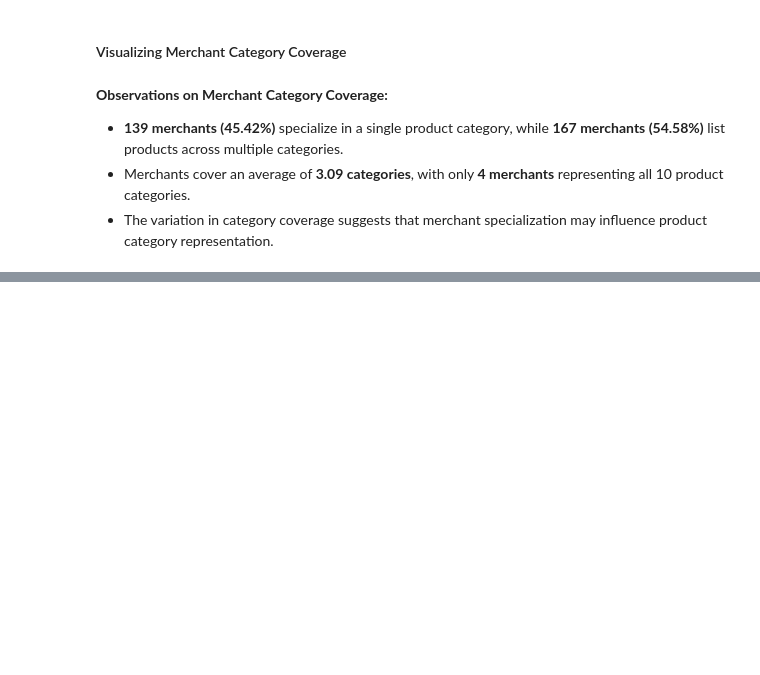
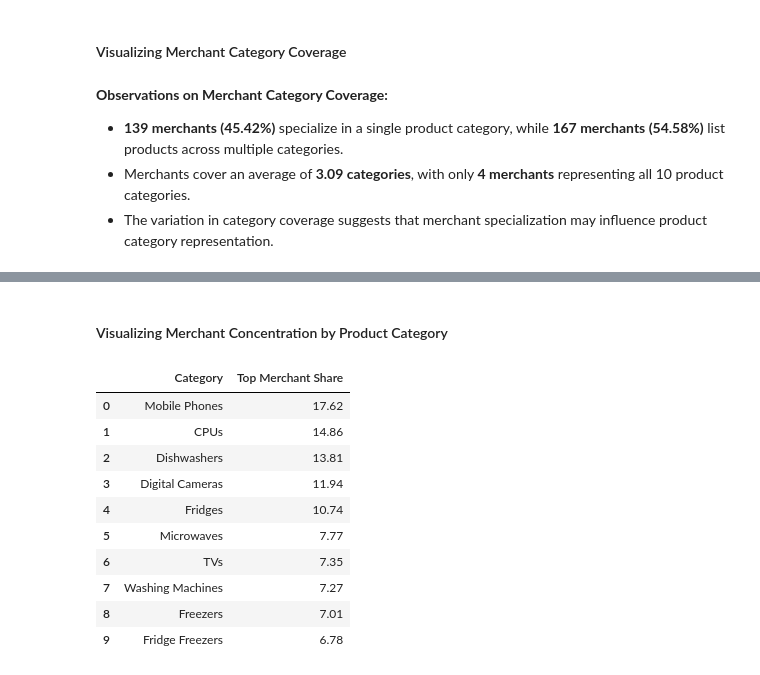
Before and after one commit to TejasMJ/Product-Taxonomy-Intelligence, a Jupyter notebook: notebooks/02_exploratory_data_analysis.ipynb, the cells around one changed output, grey strips where cells are left out. Saved outputs shown, nothing was run; the diff lists cells and outputs as text; code cells hidden in the pictures; blank space fills up the shorter version.

```diff
--- a/notebooks/02_exploratory_data_analysis.ipynb
+++ b/notebooks/02_exploratory_data_analysis.ipynb
@@ -792,0 +855,2 @@ fig.show()
+# %% [markdown]
+#### Visualizing Merchant Concentration by Product Category
@@ -792,0 +912,15 @@ fig.show()
+# %%
+# Displaying the largest merchant's listing share in each category
+merchant_concentration.round(2)
+# %% [output]
+|  | Category | Top Merchant Share |
+| 0 | Mobile Phones | 17.62 |
+| 1 | CPUs | 14.86 |
+| 2 | Dishwashers | 13.81 |
+| 3 | Digital Cameras | 11.94 |
+| 4 | Fridges | 10.74 |
+| 5 | Microwaves | 7.77 |
+| 6 | TVs | 7.35 |
+| 7 | Washing Machines | 7.27 |
+| 8 | Freezers | 7.01 |
+| 9 | Fridge Freezers | 6.78 |
```
Also changed, not shown: parts of 15 cells of this notebook.
